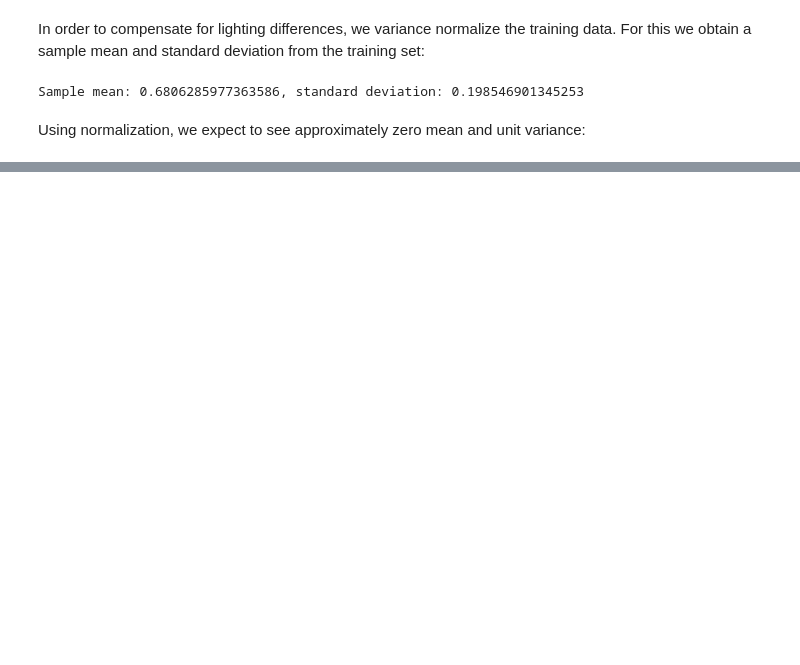
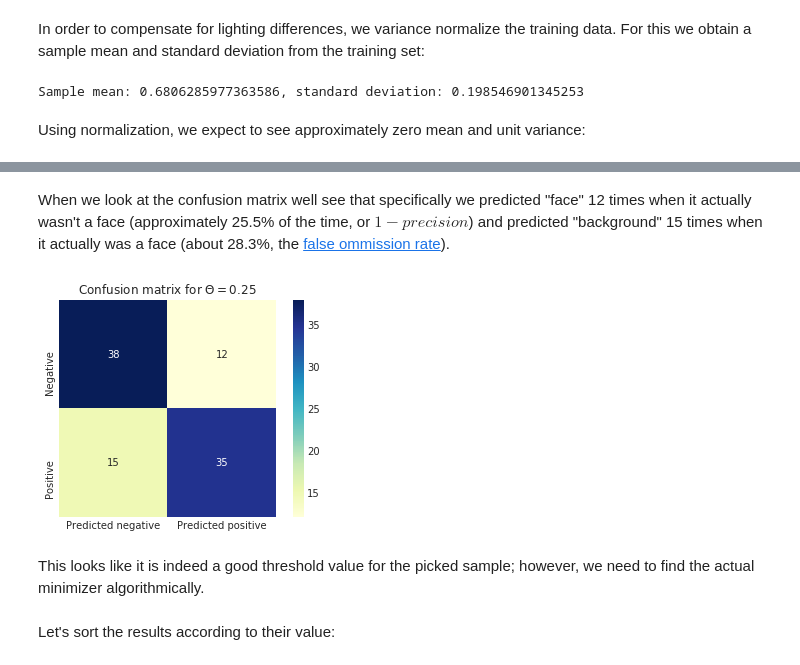
Before and after one commit to sunsided/viola-jones-adaboost, a Jupyter notebook: viola-jones.ipynb, the cells around one changed output, grey strips where cells are left out. Saved outputs shown, nothing was run; the diff lists cells and outputs as text; code cells hidden in the pictures; blank space fills up the shorter version.

```diff
--- a/viola-jones.ipynb
+++ b/viola-jones.ipynb
@@ -706,0 +769,7 @@ Sample mean: -0.044037722051143646, standard deviation: 1.0445940494537354
+# %%
+PredictionStats = NamedTuple('PredictionStats', [('tn', int), ('fp', int), ('fn', int), ('tp', int)])
+
+def prediction_stats(y_true: np.ndarray, y_pred: np.ndarray) -> Tuple[np.ndarray, PredictionStats]:
+    c = confusion_matrix(y_true, y_pred)
+    tn, fp, fn, tp = c.ravel()
+    return c, PredictionStats(tn=tn, fp=fp, fn=fn, tp=tp)
@@ -706,0 +785,13 @@ Sample mean: -0.044037722051143646, standard deviation: 1.0445940494537354
+# %% [markdown]
+When we look at the confusion matrix well see that specifically we predicted "face" 12 times when it actually wasn't a face (approximately 25.5% of the time, or $1 - precision$) and predicted "background" 15 times when it actually was a face (about 28.3%, the [false ommission rate](https://en.wikipedia.org/wiki/Positive_and_negative_predictive_values#false_omission_rate)).
+# %%
+sns.heatmap(c, cmap='YlGnBu', annot=True, square=True,
+            xticklabels=['Predicted negative', 'Predicted positive'],
+            yticklabels=['Negative', 'Positive'])
+plt.title(f'Confusion matrix for $\Theta={theta}$');
+# %% [output]
+[figure, added]
+# %% [markdown]
+This looks like it is indeed a good threshold value for the picked sample; however, we need to find the actual minimizer algorithmically.
+# %% [markdown]
+Let's sort the results according to their value:
```
Also changed, not shown: parts of 25 cells of this notebook.
